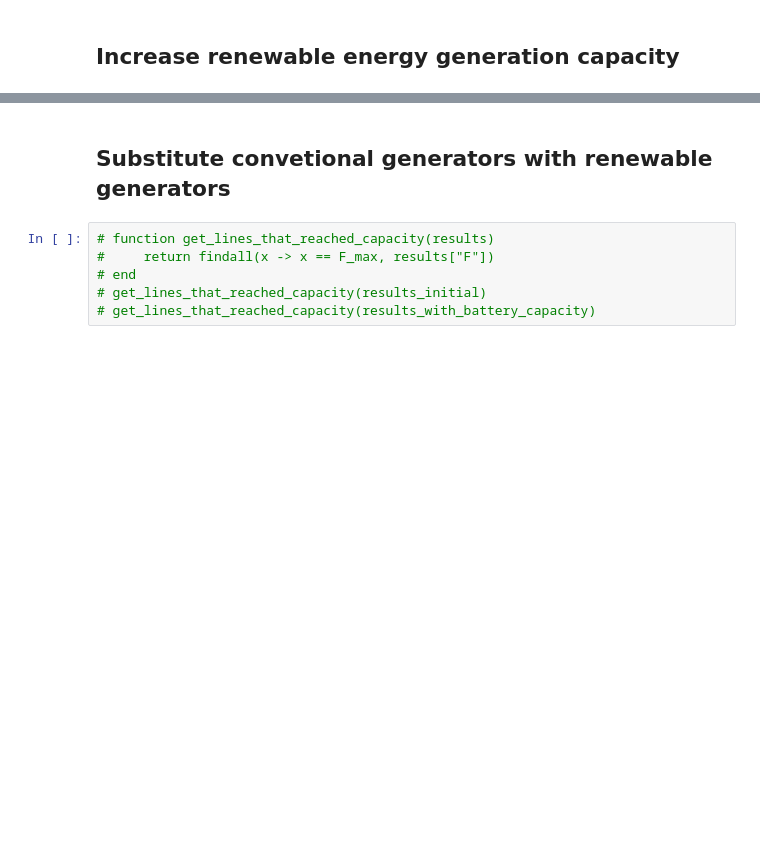
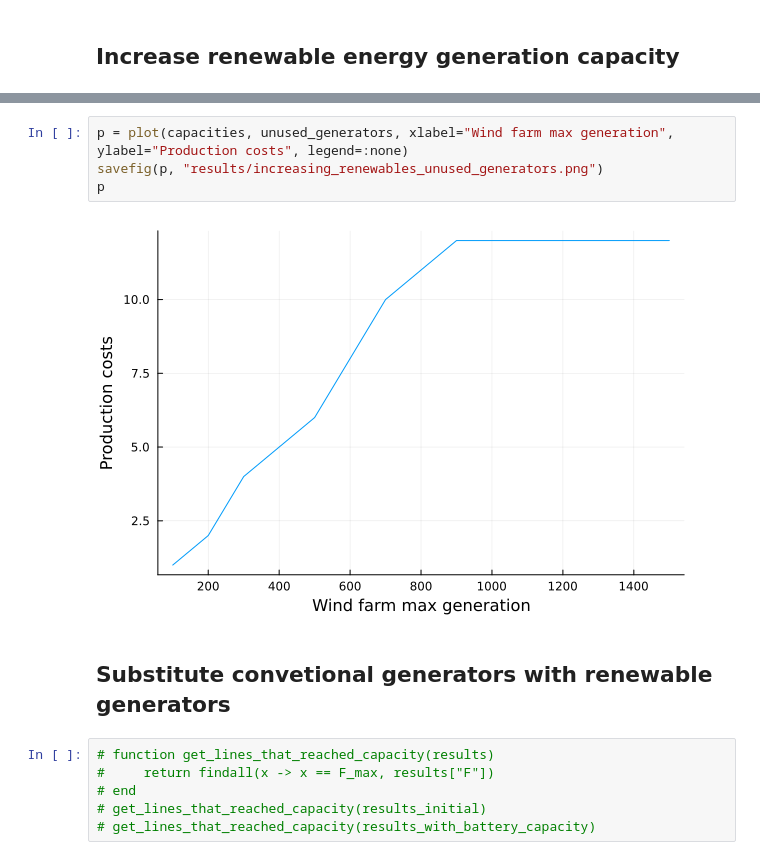
Before and after one commit to katekuian/amo-personal-project, a Jupyter notebook: 24bus-analysis.ipynb, the cells around one changed output, grey strips where cells are left out. Saved outputs shown, nothing was run; the diff lists cells and outputs as text; blank space fills up the shorter version.

```diff
--- a/24bus-analysis.ipynb
+++ b/24bus-analysis.ipynb
@@ -582,3 +596,9 @@ And data, a 3×4 Matrix{Float64}:
+# %%
+p = plot(capacities, unused_generators, xlabel="Wind farm max generation", ylabel="Production costs", legend=:none)
+savefig(p, "results/increasing_renewables_unused_generators.png")
+p
+# %% [output]
+[figure, added]
 # %% [markdown]
 ## Substitute convetional generators with renewable generators
 # %%
```
Also changed, not shown: parts of 18 cells of this notebook, 4 other files.
